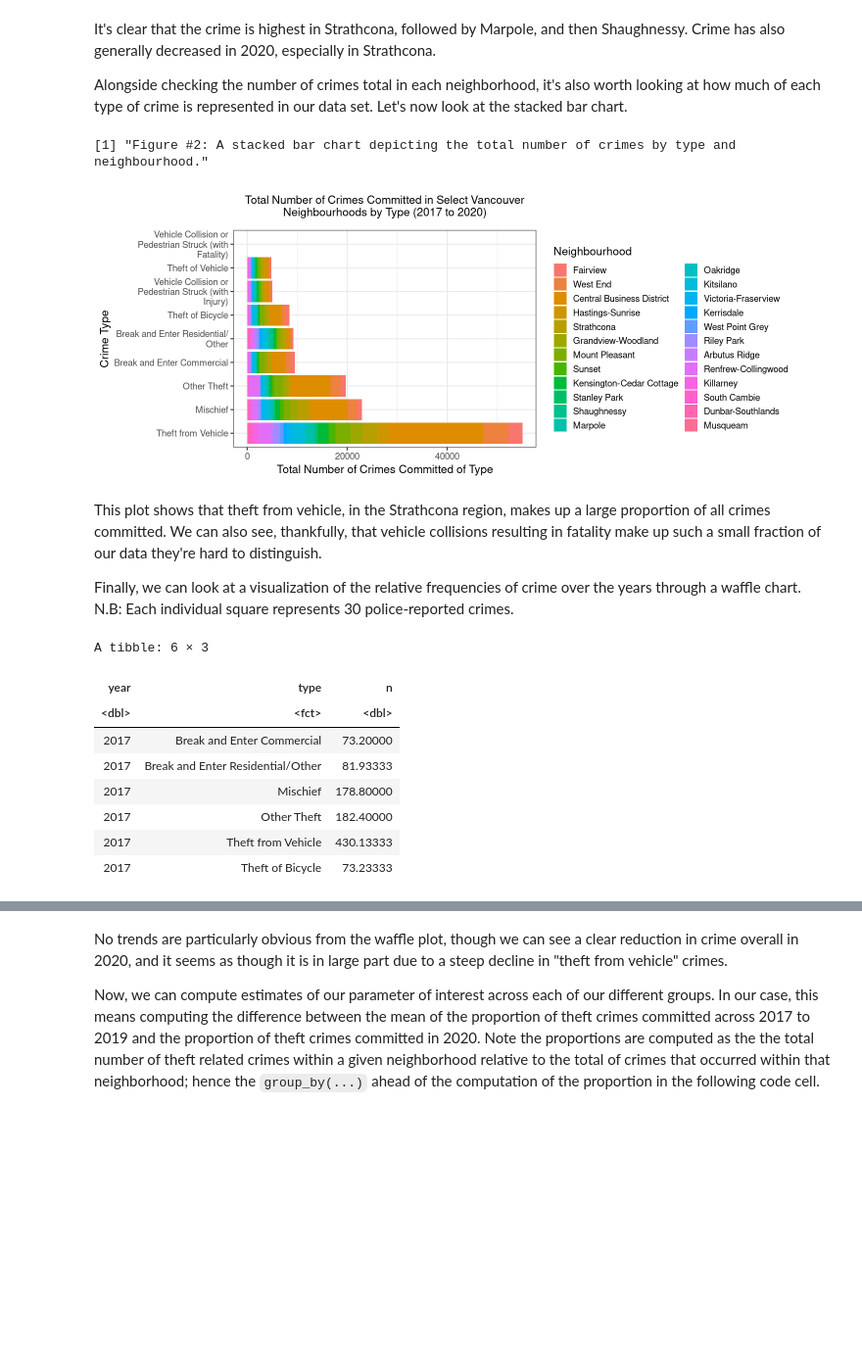
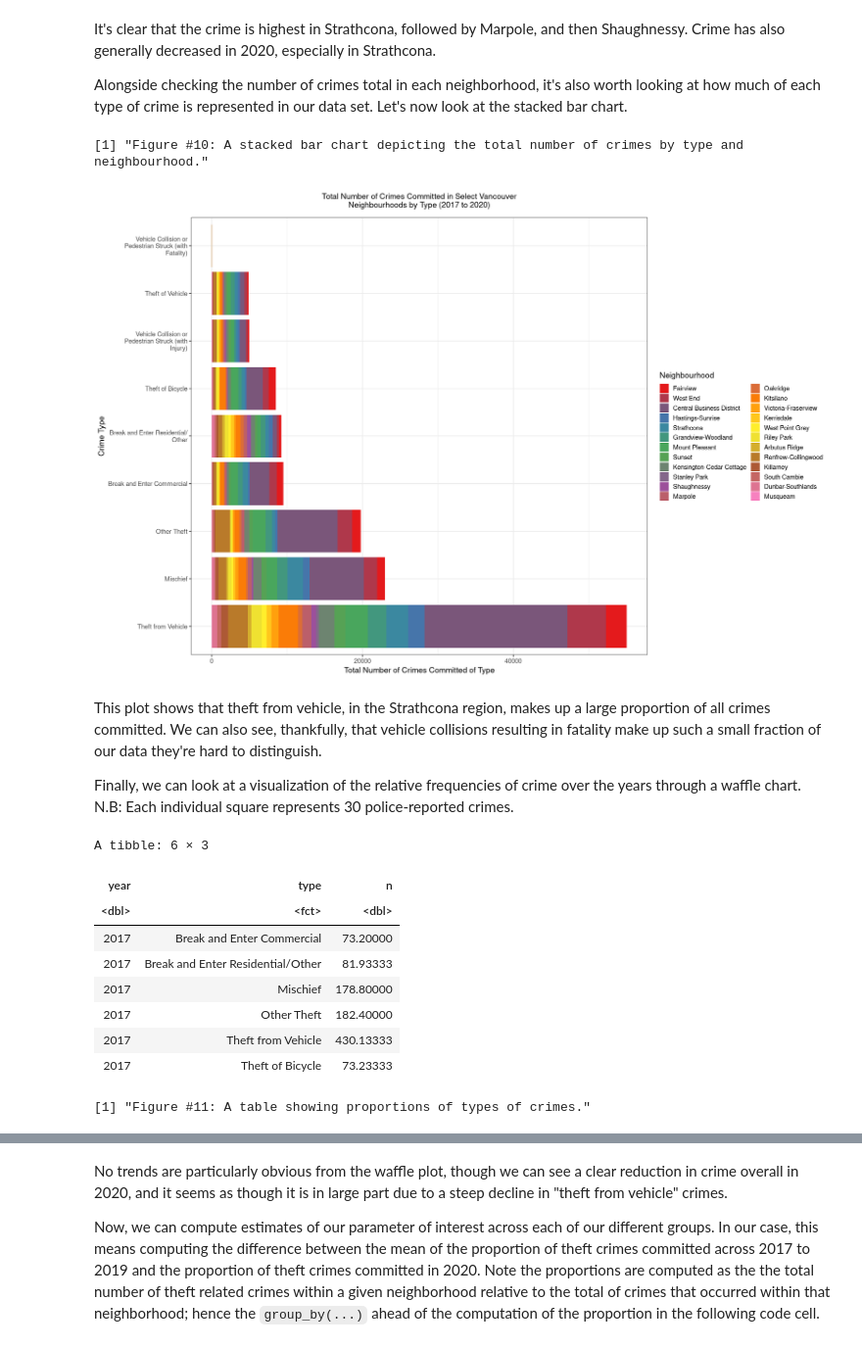
Before and after one commit to adammitha/STAT201-group-project, a Jupyter notebook: code/project-final.ipynb, the cells around one changed output, grey strips where cells are left out. Shown at 98% size. Drawn from its saved outputs; the diff is of its cells as text; code cells hidden in the pictures; blank space fills up the shorter version.

```diff
--- a/code/project-final.ipynb
+++ b/code/project-final.ipynb
@@ -380,21 +385,27 @@ Alongside checking the number of crimes total in each neighborhood, it's also wo
 # %%
 # 2. Note that the stringr::str_wrap call wraps the long label names for crime types, and
 # reorder places the largest crime count on the bottom
+
+# We need especially distinct colors here, since we have many neighbourhoods; by default, R makes a gradient that "blends" the neighborhoods together
+neighbourhoods <- 24
+colors <- colorRampPalette(brewer.pal(8, "Set1"))(neighbourhoods)
+
 crime_type_bar_plot <- crime_data %>%
     ggplot(aes(x = reorder(str_wrap(type, 30), type, function(x) - length(x)), fill = neighbourhood)) +
     geom_bar(position = "stack") +
     labs(x = "Crime Type", y = "Total Number of Crimes Committed of Type", fill = "Neighbourhood") +
     ggtitle("Total Number of Crimes Committed in Select Vancouver\nNeighbourhoods by Type (2017 to 2020)\n") +
     coord_flip() +
-    theme_stat201()
+    theme_stat201(18, 12) +
+    scale_fill_manual(values = colors)
 
 # Vehicle collisions that result in fatality are (thankfully) very low,
 # and almost distinguishable on the plot below
 crime_type_bar_plot
-create_caption(2, "A stacked bar chart depicting the total number of crimes by type and neighbourhood.")
+create_caption(10, "A stacked bar chart depicting the total number of crimes by type and neighbourhood.")
 # %% [output]
-[1] "Figure #2: A stacked bar chart depicting the total number of crimes by type and neighbourhood."
+[1] "Figure #10: A stacked bar chart depicting the total number of crimes by type and neighbourhood."
-[figure, old version]
+[figure, new version]
 # %% [markdown]
 This plot shows that theft from vehicle, in the Strathcona region, makes up a large proportion of all crimes committed. We can also see, thankfully, that vehicle collisions resulting in fatality make up such a small fraction of our data they're hard to distinguish.
 
@@ -405,6 +416,7 @@ crime_waffle <- crime_data %>%
     count(year, type) %>%
     mutate(n = n / 30)
 head(crime_waffle)
+create_caption(11, "A table showing proportions of types of crimes.")
 # The geom_waffle() function will do some magic for us in terms of rounding
 # %% [output]
 A tibble: 6 × 3
@@ -416,6 +428,7 @@ A tibble: 6 × 3
 | 2017 | Other Theft | 182.40000 |
 | 2017 | Theft from Vehicle | 430.13333 |
 | 2017 | Theft of Bicycle | 73.23333 |
+[1] "Figure #11: A table showing proportions of types of crimes."
 # %%
 # 3. Let's look at the proportion of each crime committed over the years
 waffle_plot <- crime_waffle %>%
```
Also changed, not shown: parts of 107 cells of this notebook, 1 other file.
